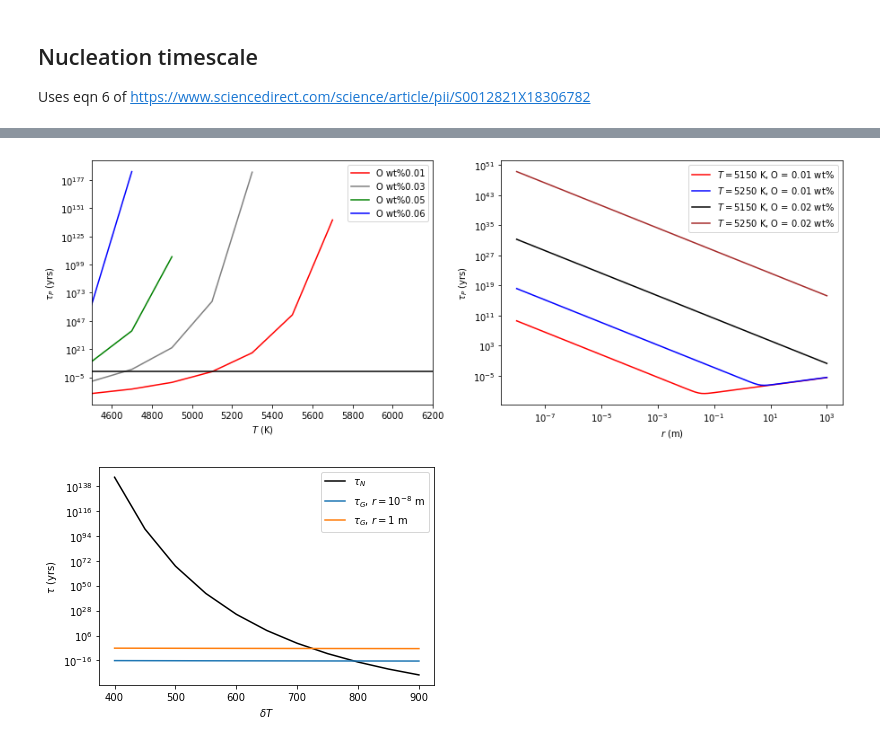
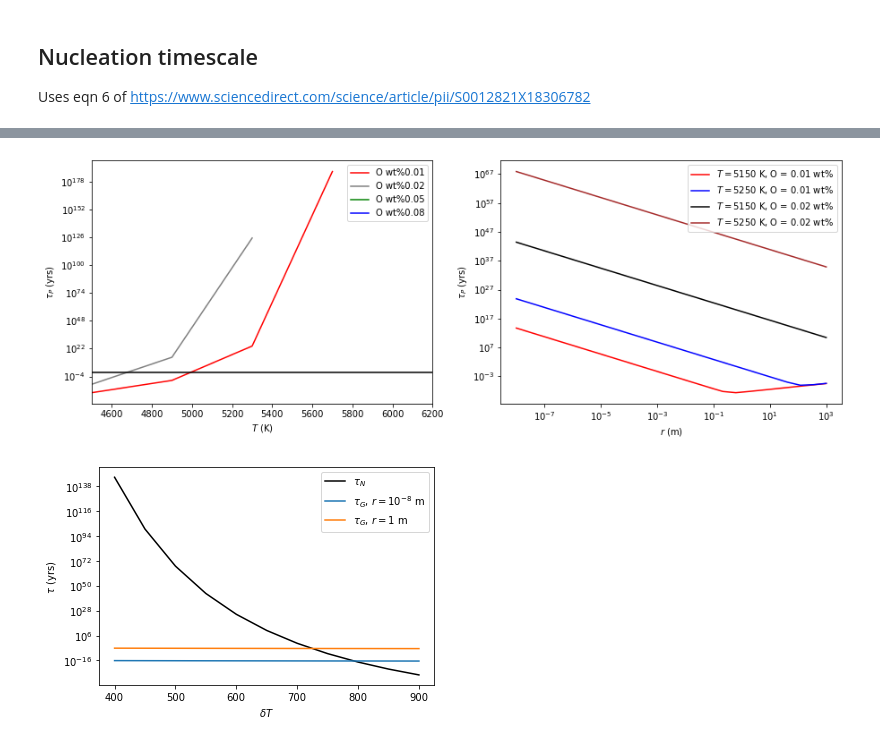
Before and after one commit to andreww/slurry, a Jupyter notebook: nucleation_and_growth.ipynb, the cells around one changed output, grey strips where cells are left out. Drawn from its saved outputs; the diff is of its cells as text; code cells hidden in the pictures.

```diff
--- a/nucleation_and_growth.ipynb
+++ b/nucleation_and_growth.ipynb
@@ -69,8 +69,8 @@ plt.show()
 
 Uses eqn 6 of https://www.sciencedirect.com/science/article/pii/S0012821X18306782
 # %%
-T_abs   = np.linspace(4500, 6500, 11)
-O_abs   = np.linspace(0.01, 0.08, 11)
+T_abs   = np.linspace(4500, 6500, 6)
+O_abs   = np.linspace(0.01, 0.08, 6)
 tN      = np.zeros([len(T_abs), len(O_abs)])
 tG      = np.zeros([len(T_abs), len(O_abs)])
 ttot_TO = np.zeros([len(T_abs), len(O_abs)])
@@ -81,5 +107,5 @@ ttot_To, tN, tG = nandg.tau_phase_TO(rad, T_abs, O_abs)
 # %%
-r = np.logspace(-8,3,num=100)
+r = np.logspace(-8,3,num=25) # few points - so slow now.
 Temp = [5150,5250, 5150, 5250]
 Oconc= [0.01, 0.01, 0.02, 0.02]
 ttot_r = [] # List to hold results...
@@ -88,34 +132,34 @@ for i, o in zip(Temp, Oconc):
 # %%
 fig, (ax1, ax2) = plt.subplots(1,2,figsize=(15,5))
 ax1.set_yscale('log')
 ax1.set_xlabel('$T$ (K)')
 ax1.set_ylabel('$\\tau_P$ (yrs)')
 ax1.set_xlim([4500,6200])
 ax1.plot(T_abs, tN[:,0]  , color='red'   ,label="O wt%"+str(np.round(O_abs[0],2)))
-ax1.plot(T_abs, tN[:,3]  , color='grey',label="O wt%"+str(np.round(O_abs[3],2)))
-ax1.plot(T_abs, tN[:,5]  , color='green' ,label="O wt%"+str(np.round(O_abs[5],2)))
-ax1.plot(T_abs, tN[:,7]  , color='blue'  ,label="O wt%"+str(np.round(O_abs[7],2)))
+ax1.plot(T_abs, tN[:,1]  , color='grey',label="O wt%"+str(np.round(O_abs[1],2)))
+ax1.plot(T_abs, tN[:,3]  , color='green' ,label="O wt%"+str(np.round(O_abs[3],2)))
+ax1.plot(T_abs, tN[:,5]  , color='blue'  ,label="O wt%"+str(np.round(O_abs[5],2)))
 ax1.plot(T_abs, ttot_TO[:,0], color='red'   , ls=':')
-ax1.plot(T_abs, ttot_TO[:,3], color='grey', ls=':')
-ax1.plot(T_abs, ttot_TO[:,5], color='green' , ls=':')
-ax1.plot(T_abs, ttot_TO[:,7], color='blue'  , ls=':')
+ax1.plot(T_abs, ttot_TO[:,1], color='grey', ls=':')
+ax1.plot(T_abs, ttot_TO[:,4], color='green' , ls=':')
+ax1.plot(T_abs, ttot_TO[:,5], color='blue'  , ls=':')
 ax1.plot(T_abs, np.ones(len(T_abs)), color="black")
 ax1.legend()
 
 ax2.set_xscale('log')
 ax2.set_yscale('log')
 ax2.set_xlabel('$r$ (m)')
 ax2.set_ylabel('$\\tau_P$ (yrs)')
 for ttr, tmp, oco, col in zip(ttot_r, Temp, Oconc, ['red', 'blue', 'black', 'brown']):
     ax2.plot(r, ttr  , color=col  , label="$T={}$ K, O = {} wt%".format(tmp, oco))
 ax2.legend()
 
 file2="Tp.pdf"
 plt.savefig(file2, format='pdf',bbox_inches="tight")
 
 plt.show()
 # %% [output]
-[figure, old version]
+[figure, new version]
 # %%
 # Plot some tiemscales
 NT = 11
```
Also changed, not shown: parts of 3 cells of this notebook, 1 other file.
